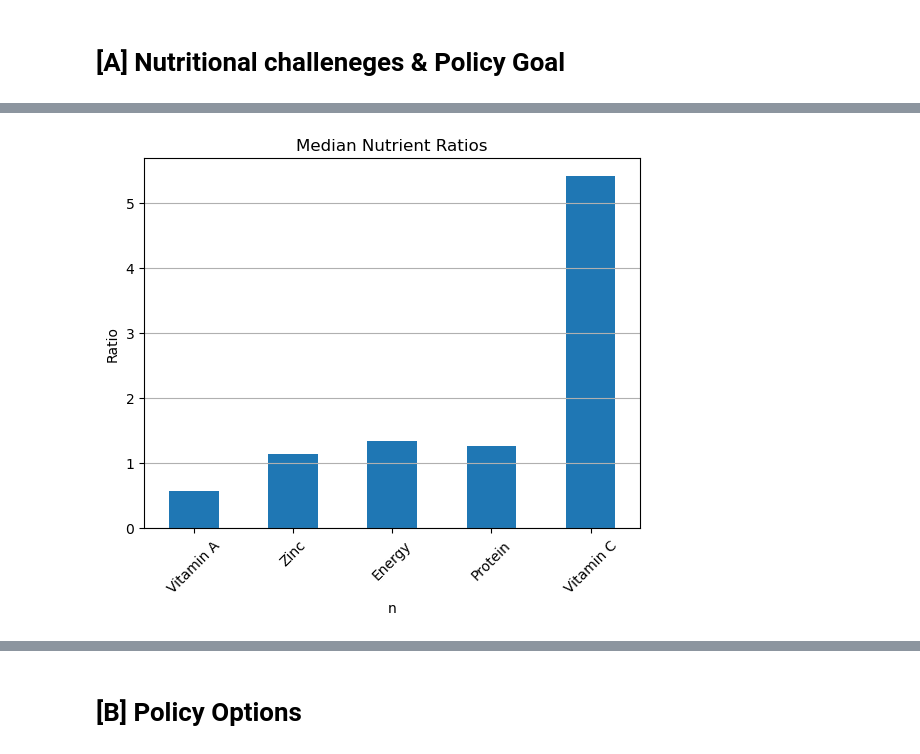
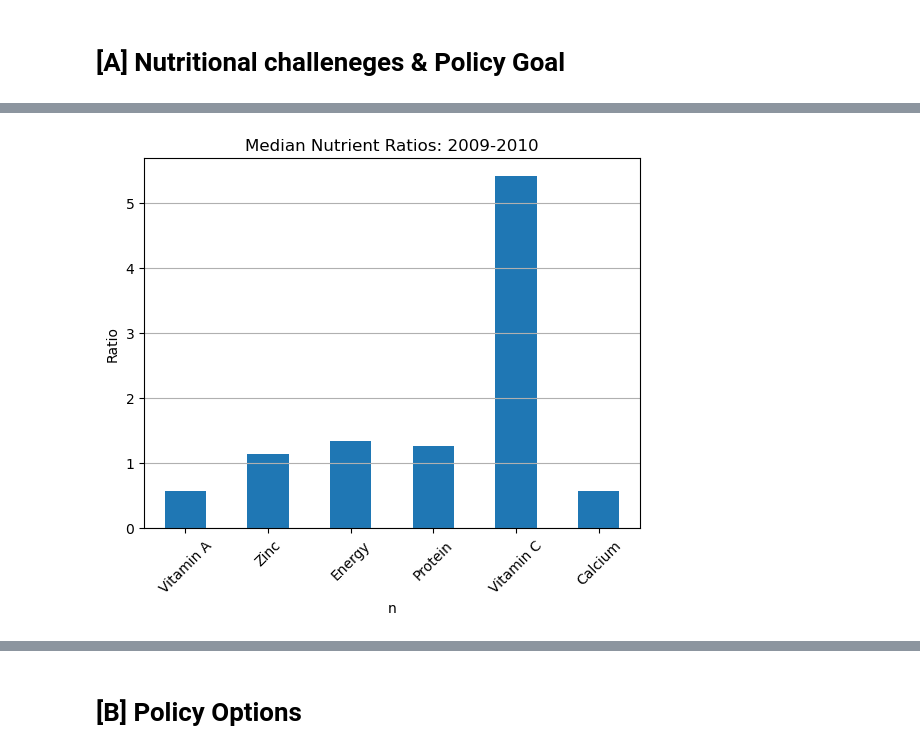
Before and after one commit to JackPollard4/Project-4-153, a Jupyter notebook: Mary2009-10.ipynb, the cells around one changed output, grey strips where cells are left out. Cells and saved outputs as stored; diff of their text form; code cells hidden in the pictures.

Commit message:
edit code 2009 nutrients

```diff
--- a/Mary2009-10.ipynb
+++ b/Mary2009-10.ipynb
@@ -626,14 +625,14 @@ nutrient_ratio
 # %%
 import matplotlib.pyplot as plt
 
-selected_nutrients = ['Vitamin A','Zinc', 'Energy', 'Protein', 'Vitamin C']
+selected_nutrients = ['Vitamin A','Zinc', 'Energy', 'Protein', 'Vitamin C', 'Calcium']
 nutrient_means = nutrient_ratio[nutrient_ratio[selected_nutrients] != 0][selected_nutrients].median()
 nutrient_means.plot(kind='bar')
-plt.title('Median Nutrient Ratios')
+plt.title('Median Nutrient Ratios: 2009-2010')
 plt.ylabel('Ratio')
 plt.xticks(rotation=45)
 plt.grid(axis='y')
 plt.tight_layout
 plt.show()
 # %% [output]
-[figure, old version]
+[figure, new version]
```
Also changed, not shown: parts of 10 cells of this notebook, 1 other file.
